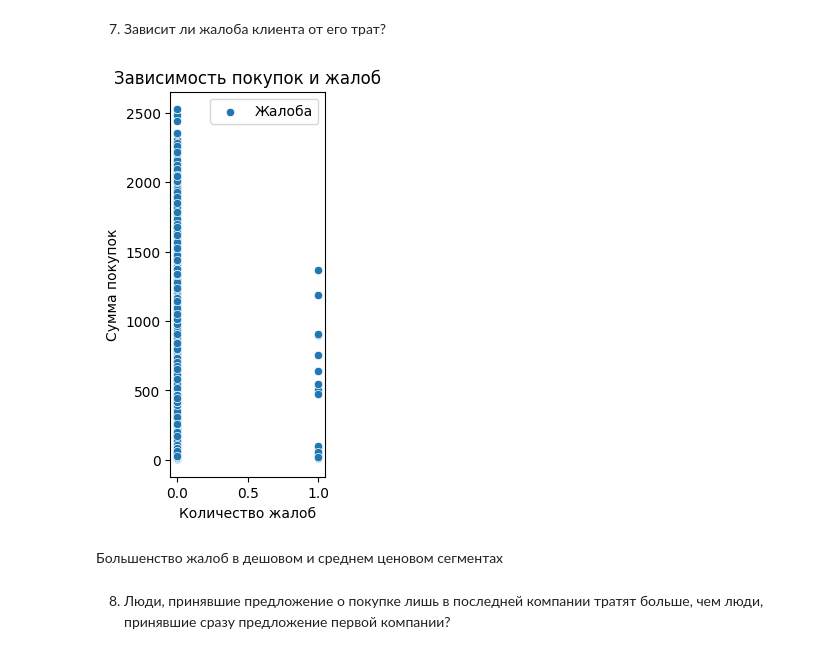
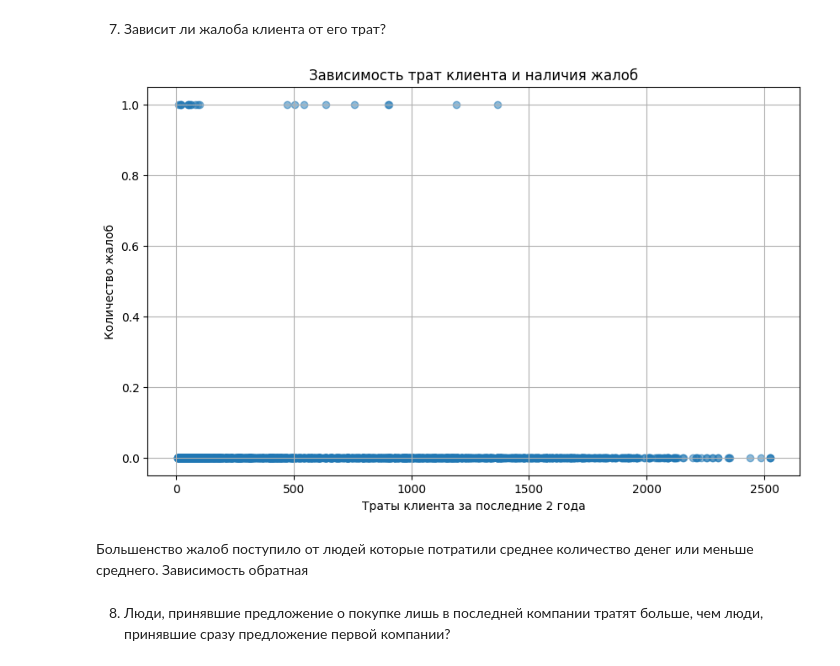
Before and after one commit to korsh624/DS, a Jupyter notebook: 1.9/HW_1RAZDEL_PRO_forstud.ipynb, the cells around one changed output. Cells and saved outputs as stored; diff of their text form; code cells hidden in the pictures.

```diff
--- a/1.9/HW_1RAZDEL_PRO_forstud.ipynb
+++ b/1.9/HW_1RAZDEL_PRO_forstud.ipynb
@@ -416,17 +414,17 @@ plt.show()
 # %% [markdown]
 7. Зависит ли жалоба клиента от его трат?
 # %%
-plt.figure(figsize=(2, 5))
-sns.scatterplot(x='Complain', y='Total_Purchase', data=df, label='Жалоба')
-plt.xlabel('Количество жалоб')
-plt.ylabel('Сумма покупок')
-plt.title('Зависимость покупок и жалоб')
-plt.legend()
+plt.figure(figsize=(10, 6))
+plt.scatter(df['Total_Purchase'], df['Complain'], alpha=0.5)
+plt.title('Зависимость трат клиента и наличия жалоб')
+plt.xlabel('Траты клиента за последние 2 года')
+plt.ylabel('Количество жалоб')
+plt.grid(True)
 plt.show()
 # %% [output]
-[figure, old version]
+[figure, new version]
 # %% [markdown]
-Большенство жалоб в дешовом и среднем ценовом сегментах
+Большенство жалоб поступило от людей которые потратили среднее количество денег или меньше среднего. Зависимость обратная
 # %% [markdown]
 8. Люди, принявшие предложение о покупке лишь в последней компании тратят больше, чем люди, принявшие сразу предложение первой компании?
 # %%
```
Also changed, not shown: parts of 4 cells of this notebook.
